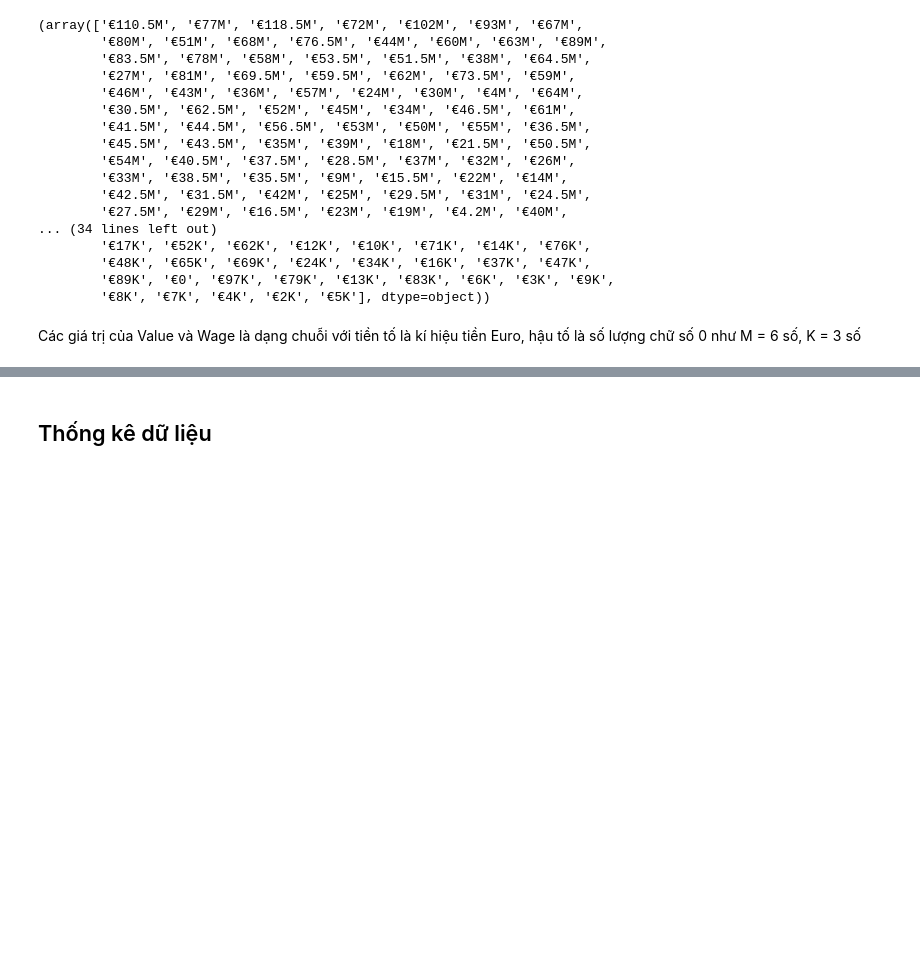
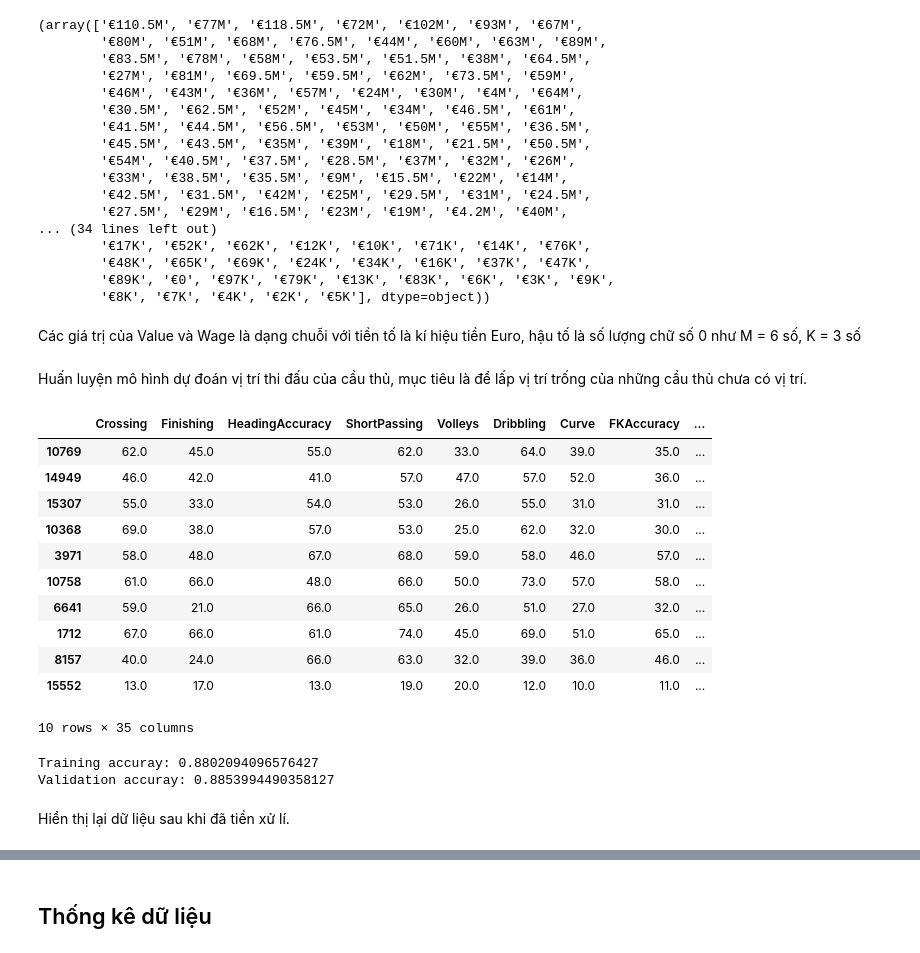
Before and after one commit to heraclex12/Data-Science-Final-Project, a Jupyter notebook: 1712442-TranTrungHieu.ipynb, the cells around one changed output, grey strips where cells are left out. Drawn from its saved outputs; the diff is of its cells as text; code cells hidden in the pictures; blank space fills up the shorter version.

Commit message:
add position classifier model

```diff
--- a/1712442-TranTrungHieu.ipynb
+++ b/1712442-TranTrungHieu.ipynb
@@ -226,6 +225,9 @@ football_df.Value.unique(), football_df.Wage.unique()
 Các giá trị của Value và Wage là dạng chuỗi với tiền tố là kí hiệu tiền Euro, hậu tố là số lượng chữ số 0 như M = 6 số, K = 3 số
 # %%
 def convert_value(value):
+    """
+        Hàm xử lí chuyển chuỗi giá trị sang dạng số.
+    """
     value = value[1:]
     if value.endswith('K'):
         return float(value[:-1]) * 1000
@@ -238,0 +279,28 @@ football_df['Wage'] = football_df.Wage.apply(convert_value)
+# %% [markdown]
+Huấn luyện mô hình dự đoán vị trí thi đấu của cầu thủ, mục tiêu là để lấp vị trí trống của những cầu thủ chưa có vị trí.
+# %%
+# Tách lọc những đặc trưng cần thiết cho dự đoán
+player_skills = football_df[[    'Crossing', 'Finishing', 'HeadingAccuracy', 'ShortPassing', 'Volleys',
+    'Dribbling', 'Curve', 'FKAccuracy', 'LongPassing', 'BallControl',
+    'Acceleration', 'SprintSpeed', 'Agility', 'Reactions', 'Balance',
+    'ShotPower', 'Jumping', 'Stamina', 'Strength', 'LongShots',
+    'Aggression', 'Interceptions', 'Positioning', 'Vision', 'Penalties', 'Composure',
+    'Marking', 'StandingTackle', 'SlidingTackle',
+    'GKKicking', 'GKPositioning', 'GKReflexes', 'GKDiving', 'GKHandling', 'Position']]
+
+
+player_skills['Position'] = player_skills.Position.apply(convert_to_main_position)
+player_skills.sample(10)
+# %% [output]
+|  | Crossing | Finishing | HeadingAccuracy | ShortPassing | Volleys | Dribbling | Curve | FKAccuracy | ... |
+| 10769 | 62.0 | 45.0 | 55.0 | 62.0 | 33.0 | 64.0 | 39.0 | 35.0 | ... |
+| 14949 | 46.0 | 42.0 | 41.0 | 57.0 | 47.0 | 57.0 | 52.0 | 36.0 | ... |
+| 15307 | 55.0 | 33.0 | 54.0 | 53.0 | 26.0 | 55.0 | 31.0 | 31.0 | ... |
+| 10368 | 69.0 | 38.0 | 57.0 | 53.0 | 25.0 | 62.0 | 32.0 | 30.0 | ... |
+| 3971 | 58.0 | 48.0 | 67.0 | 68.0 | 59.0 | 58.0 | 46.0 | 57.0 | ... |
+| 10758 | 61.0 | 66.0 | 48.0 | 66.0 | 50.0 | 73.0 | 57.0 | 58.0 | ... |
+| 6641 | 59.0 | 21.0 | 66.0 | 65.0 | 26.0 | 51.0 | 27.0 | 32.0 | ... |
+| 1712 | 67.0 | 66.0 | 61.0 | 74.0 | 45.0 | 69.0 | 51.0 | 65.0 | ... |
+| 8157 | 40.0 | 24.0 | 66.0 | 63.0 | 32.0 | 39.0 | 36.0 | 46.0 | ... |
+| 15552 | 13.0 | 17.0 | 13.0 | 19.0 | 20.0 | 12.0 | 10.0 | 11.0 | ... |
+10 rows × 35 columns
@@ -238,0 +313,9 @@ football_df['Wage'] = football_df.Wage.apply(convert_value)
+# %%
+model = train(X_train, y_train)
+
+# Đánh giá mô hình
+print("Training accuray:", model.score(X_train, y_train))
+print("Validation accuray:", model.score(X_val, y_val))
+# %% [output]
+Training accuray: 0.8802094096576427
+Validation accuray: 0.8853994490358127
@@ -239,3 +326,5 @@ football_df['Wage'] = football_df.Wage.apply(convert_value)
+# %% [markdown]
+Hiển thị lại dữ liệu sau khi đã tiền xử lí.
 # %%
 football_df.sample(5)
 # %% [output]
```
Also changed, not shown: parts of 13 cells of this notebook.
